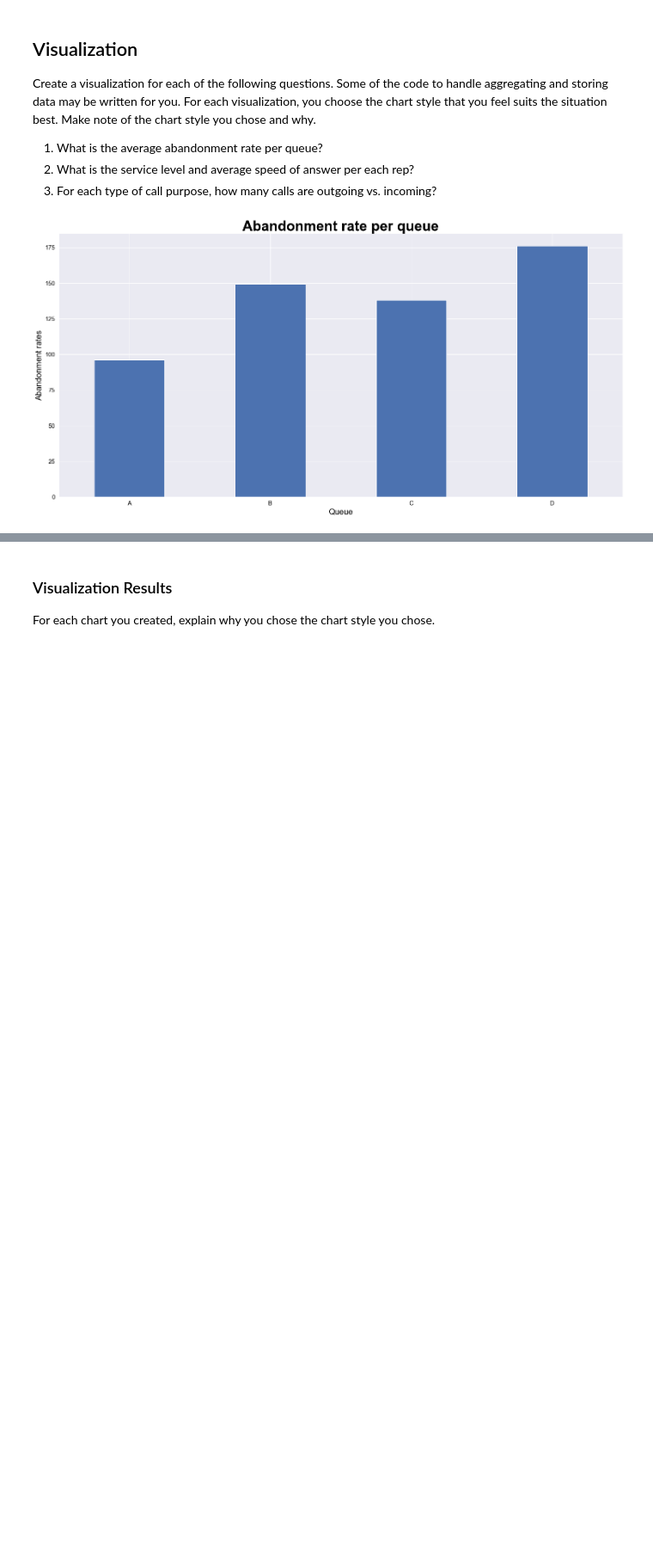
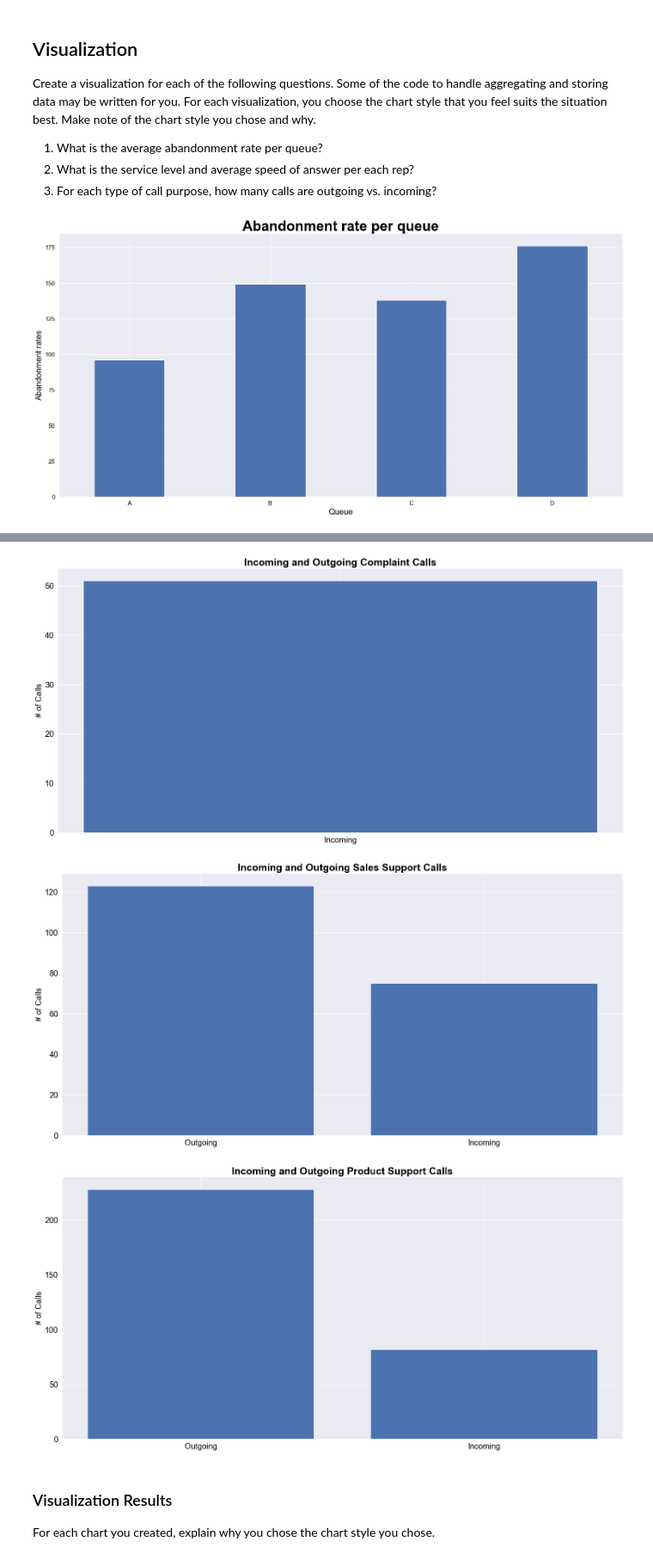
Before and after one commit to evaladhani/call-center-cleanup-assignment, a Jupyter notebook: Call Center Cleanup.ipynb, the cells around one changed output, grey strips where cells are left out. Shown at 86% size. Saved outputs shown, nothing was run; the diff lists cells and outputs as text; code cells hidden in the pictures; blank space fills up the shorter version.

```diff
--- a/Call Center Cleanup.ipynb
+++ b/Call Center Cleanup.ipynb
@@ -496,35 +480,62 @@ updated_ndf
 # %%
 # Create visualization 3 here
 # 3. For each type of call purpose, how many calls are outgoing vs. incoming?
 # The three dictionaries, complaints, sales_support, and product_support, have the information you need
 
 purpose_group = df.groupby("Call Purpose")
 purpose_counts = purpose_group["Incoming or Outgoing"].value_counts()
+# purpose_counts shows call purpose and subsequent incoming and outgoing calls
 complaints = purpose_counts["Complaint"].to_dict()
+# complaints shows how many complaint calls were incoming vs outgoing
 sales_support = purpose_counts["Sales Support"].to_dict()
+# sales_support shows how many complaint calls were incoming vs outgoing
 product_support = purpose_counts["Product Support"].to_dict()
+# product_support shows how many complaint calls were incoming vs outgoing
 
 #we're using two variables but one needs to split
-#can use a stacked bar chart or a grouped bar chart
+# x axis should be call purpose, y axis should be calls, hue should be incoming or outgoing
 
+# GROUPED BAR CHART
 
+#COMPLAINTS
+comp_incoming_outgoing = list(complaints.keys())
+comp_call_count = list(complaints.values())
 
+plt.bar(range(len(complaints)), comp_call_count, tick_label=comp_incoming_outgoing)
+plt.title('Incoming and Outgoing Complaint Calls', color = 'black', fontsize = 25, fontweight = 'bold')
+plt.ylabel('# of Calls', color = 'black', fontsize = 20)
+plt.xticks(color = 'black', fontsize = 20)
+plt.yticks(color = 'black', fontsize = 20)
+plt.savefig('complaints_bar.png')
+plt.show()
 
+#SALES SUPPORT
+sales_incoming_outgoing = list(sales_support.keys())
+sales_call_count = list(sales_support.values())
 
+plt.bar(range(len(sales_support)), sales_call_count, tick_label=sales_incoming_outgoing)
+plt.title('Incoming and Outgoing Sales Support Calls', color = 'black', fontsize = 25, fontweight = 'bold')
+plt.ylabel('# of Calls', color = 'black', fontsize = 20)
+plt.xticks(color = 'black', fontsize = 20)
+plt.yticks(color = 'black', fontsize = 20)
+plt.savefig('sales_support_bar.png')
+plt.show()
 
-#year_int10 = list(map(str, (1980,1990,2000,2010, 2013)))
-#df_group = pd.DataFrame(df.loc[['India','China','Philippines','Pakistan'],year_int10].T)
+#PRODUCT SUPPORT
+prod_incoming_outgoing = list(product_support.keys())
+prod_call_count = list(product_support.values())
 
-#df_group.plot.bar(edgecolor = 'white')
-#plt.title('Total Immigrants to Canada from 1980-2013',color = 'black')
-#plt.xticks(color = 'black')
-#plt.yticks(color = 'black')
-#plt.xlabel('Year',color = 'black')
-#plt.ylabel('Number of Immigrants',color = 'black')
-#plt.legend(title = 'Country', fontsize = 12)
-#plt.savefig('bar_grouped.png')
-
-#plt.show()
+plt.bar(range(len(product_support)), prod_call_count, tick_label=prod_incoming_outgoing)
+plt.title('Incoming and Outgoing Product Support Calls', color = 'black', fontsize = 25, fontweight = 'bold')
+plt.ylabel('# of Calls', color = 'black', fontsize = 20)
+plt.xticks(color = 'black', fontsize = 20)
+plt.yticks(color = 'black', fontsize = 20)
+plt.savefig('product_support_bar.png')
+plt.show()
+# %% [output]
+[figure, added]
+[figure, added]
+[figure, added]
 # %% [markdown]
 ### Visualization Results
 
```
Also changed, not shown: parts of 2 cells of this notebook, 5 other files.
